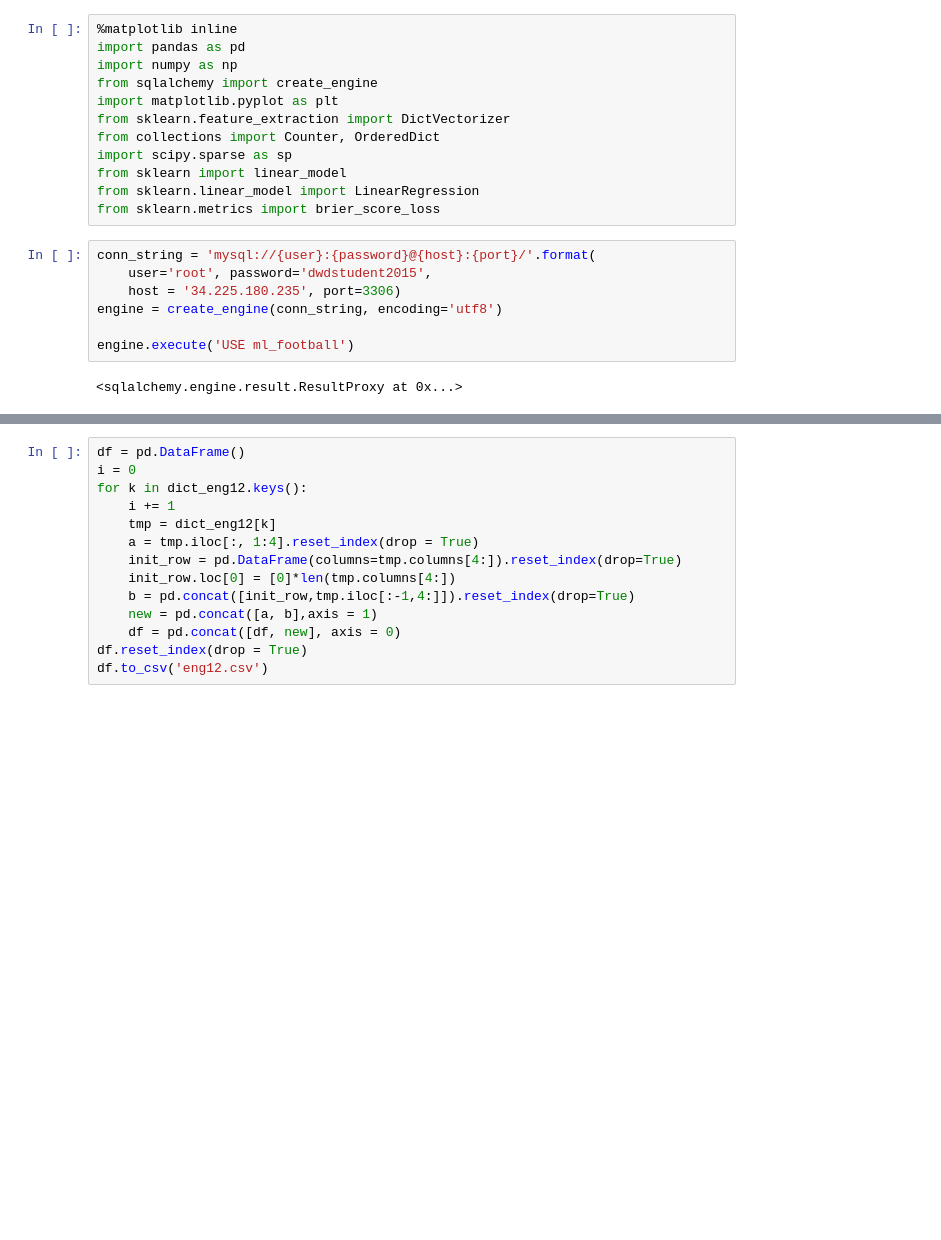
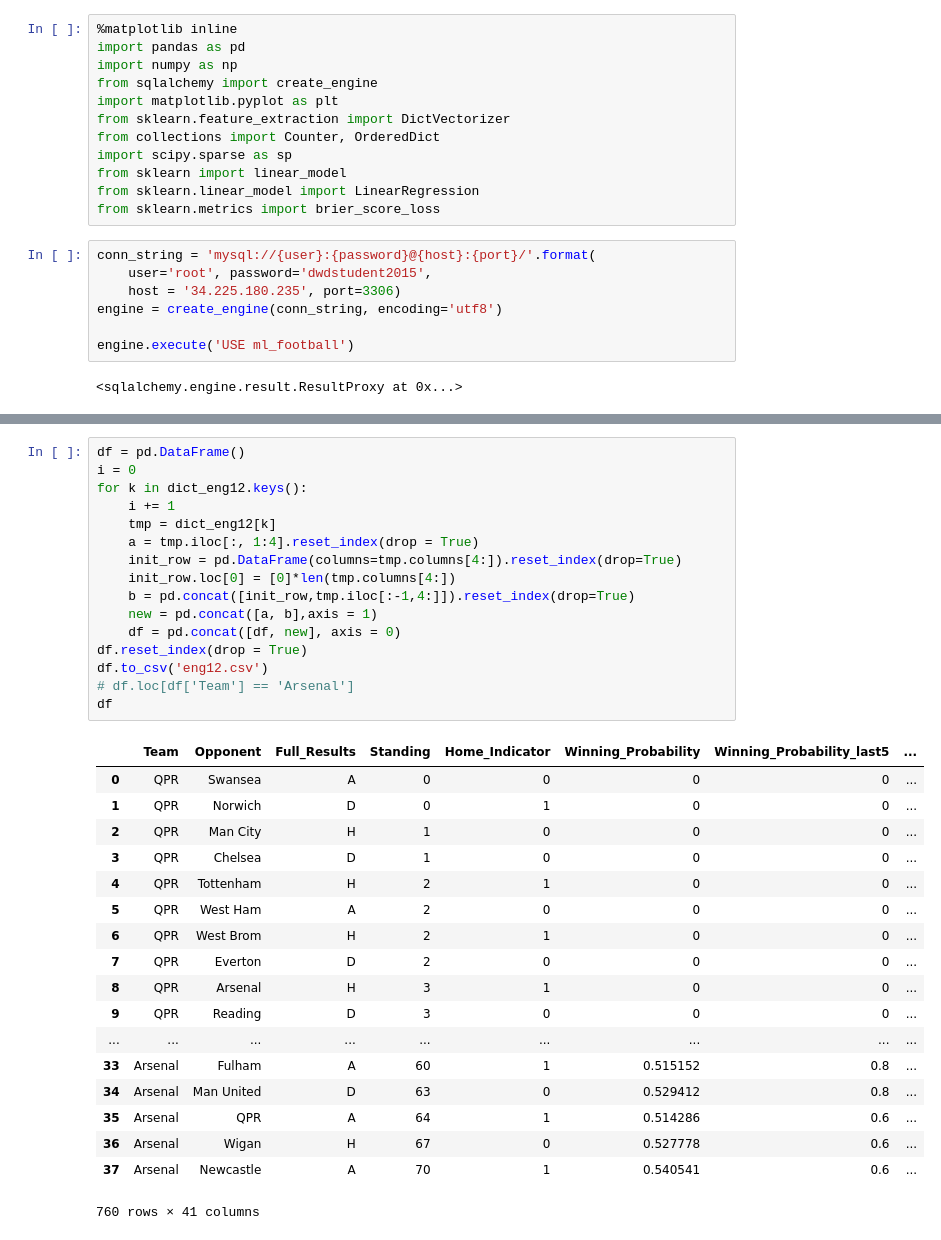
Before and after one commit to goandseeleah/gambling-soccer, a Jupyter notebook: MLP.ipynb, the cells around one changed output, grey strips where cells are left out. Drawn from its saved outputs; the diff is of its cells as text; blank space fills up the shorter version.

```diff
--- a/MLP.ipynb
+++ b/MLP.ipynb
@@ -259,14 +260,35 @@ dict_eng12['QPR']
 # %%
 df = pd.DataFrame()
 i = 0
 for k in dict_eng12.keys():
     i += 1
     tmp = dict_eng12[k]
     a = tmp.iloc[:, 1:4].reset_index(drop = True)
     init_row = pd.DataFrame(columns=tmp.columns[4:]).reset_index(drop=True)
     init_row.loc[0] = [0]*len(tmp.columns[4:])
     b = pd.concat([init_row,tmp.iloc[:-1,4:]]).reset_index(drop=True)
     new = pd.concat([a, b],axis = 1)
     df = pd.concat([df, new], axis = 0)
 df.reset_index(drop = True)
 df.to_csv('eng12.csv')
+# df.loc[df['Team'] == 'Arsenal']
+df
+# %% [output]
+|  | Team | Opponent | Full_Results | Standing | Home_Indicator | Winning_Probability | Winning_Probability_last5 | ... |
+| 0 | QPR | Swansea | A | 0 | 0 | 0 | 0 | ... |
+| 1 | QPR | Norwich | D | 0 | 1 | 0 | 0 | ... |
+| 2 | QPR | Man City | H | 1 | 0 | 0 | 0 | ... |
+| 3 | QPR | Chelsea | D | 1 | 0 | 0 | 0 | ... |
+| 4 | QPR | Tottenham | H | 2 | 1 | 0 | 0 | ... |
+| 5 | QPR | West Ham | A | 2 | 0 | 0 | 0 | ... |
+| 6 | QPR | West Brom | H | 2 | 1 | 0 | 0 | ... |
+| 7 | QPR | Everton | D | 2 | 0 | 0 | 0 | ... |
+| 8 | QPR | Arsenal | H | 3 | 1 | 0 | 0 | ... |
+| 9 | QPR | Reading | D | 3 | 0 | 0 | 0 | ... |
+| ... | ... | ... | ... | ... | ... | ... | ... | ... |
+| 33 | Arsenal | Fulham | A | 60 | 1 | 0.515152 | 0.8 | ... |
+| 34 | Arsenal | Man United | D | 63 | 0 | 0.529412 | 0.8 | ... |
+| 35 | Arsenal | QPR | A | 64 | 1 | 0.514286 | 0.6 | ... |
+| 36 | Arsenal | Wigan | H | 67 | 0 | 0.527778 | 0.6 | ... |
+| 37 | Arsenal | Newcastle | A | 70 | 1 | 0.540541 | 0.6 | ... |
+760 rows × 41 columns
```
Also changed, not shown: parts of 6 cells of this notebook.
